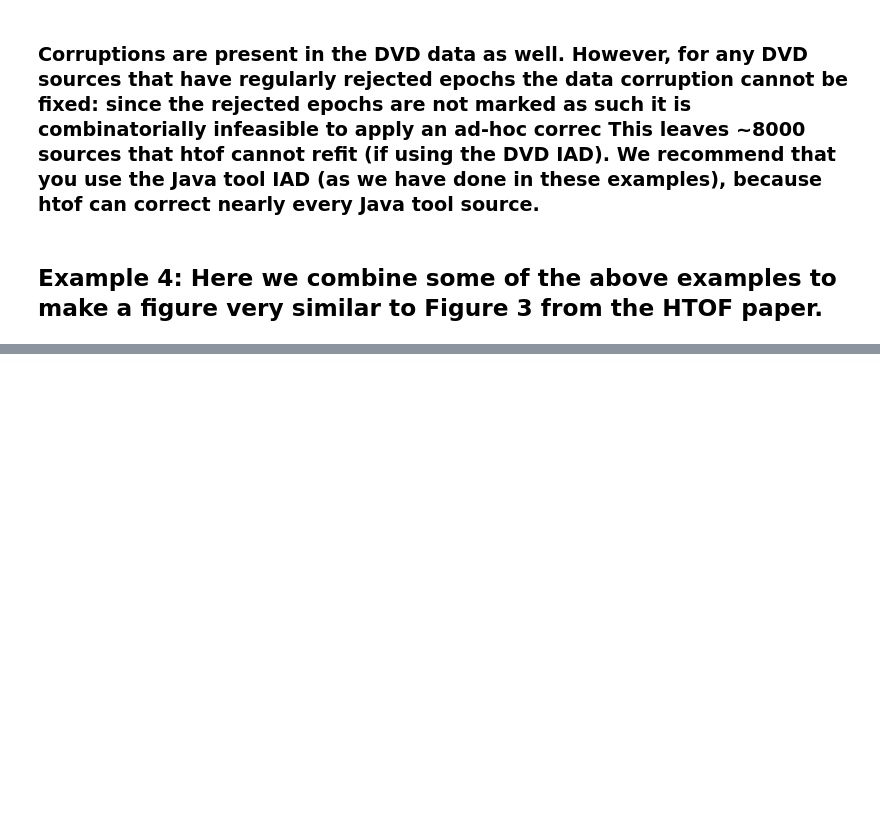
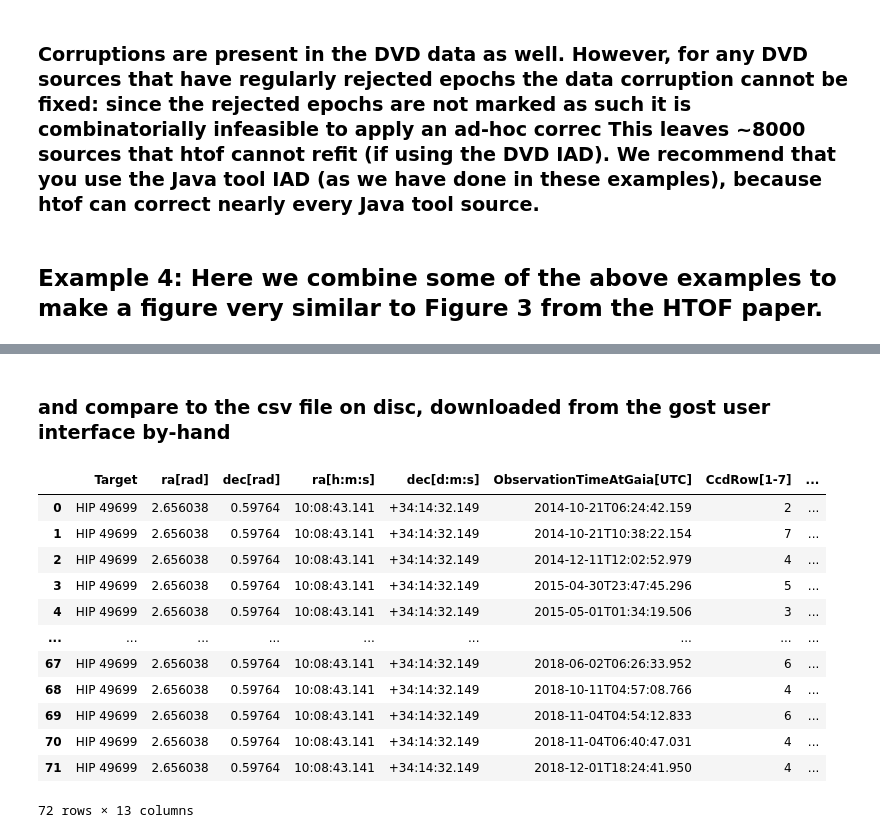
Before and after one commit to savannahpobre/HTOF, a Jupyter notebook: examples.ipynb, the cells around one changed output, grey strips where cells are left out. Drawn from its saved outputs; the diff is of its cells as text; code cells hidden in the pictures; blank space fills up the shorter version.

```diff
--- a/examples.ipynb
+++ b/examples.ipynb
@@ -597,0 +626,18 @@ plt.show()
+# %% [markdown]
+### and compare to the csv file on disc, downloaded from the gost user interface by-hand
+# %%
+pd.read_csv('htof/test/data_for_tests/GaiaDR2/IntermediateData/HIP049699.csv')
+# %% [output]
+|  | Target | ra[rad] | dec[rad] | ra[h:m:s] | dec[d:m:s] | ObservationTimeAtGaia[UTC] | CcdRow[1-7] | ... |
+| 0 | HIP 49699 | 2.656038 | 0.59764 | 10:08:43.141 | +34:14:32.149 | 2014-10-21T06:24:42.159 | 2 | ... |
+| 1 | HIP 49699 | 2.656038 | 0.59764 | 10:08:43.141 | +34:14:32.149 | 2014-10-21T10:38:22.154 | 7 | ... |
+| 2 | HIP 49699 | 2.656038 | 0.59764 | 10:08:43.141 | +34:14:32.149 | 2014-12-11T12:02:52.979 | 4 | ... |
+| 3 | HIP 49699 | 2.656038 | 0.59764 | 10:08:43.141 | +34:14:32.149 | 2015-04-30T23:47:45.296 | 5 | ... |
+| 4 | HIP 49699 | 2.656038 | 0.59764 | 10:08:43.141 | +34:14:32.149 | 2015-05-01T01:34:19.506 | 3 | ... |
+| ... | ... | ... | ... | ... | ... | ... | ... | ... |
+| 67 | HIP 49699 | 2.656038 | 0.59764 | 10:08:43.141 | +34:14:32.149 | 2018-06-02T06:26:33.952 | 6 | ... |
+| 68 | HIP 49699 | 2.656038 | 0.59764 | 10:08:43.141 | +34:14:32.149 | 2018-10-11T04:57:08.766 | 4 | ... |
+| 69 | HIP 49699 | 2.656038 | 0.59764 | 10:08:43.141 | +34:14:32.149 | 2018-11-04T04:54:12.833 | 6 | ... |
+| 70 | HIP 49699 | 2.656038 | 0.59764 | 10:08:43.141 | +34:14:32.149 | 2018-11-04T06:40:47.031 | 4 | ... |
+| 71 | HIP 49699 | 2.656038 | 0.59764 | 10:08:43.141 | +34:14:32.149 | 2018-12-01T18:24:41.950 | 4 | ... |
+72 rows × 13 columns
```
Also changed, not shown: parts of 5 cells of this notebook, 3 other files.
